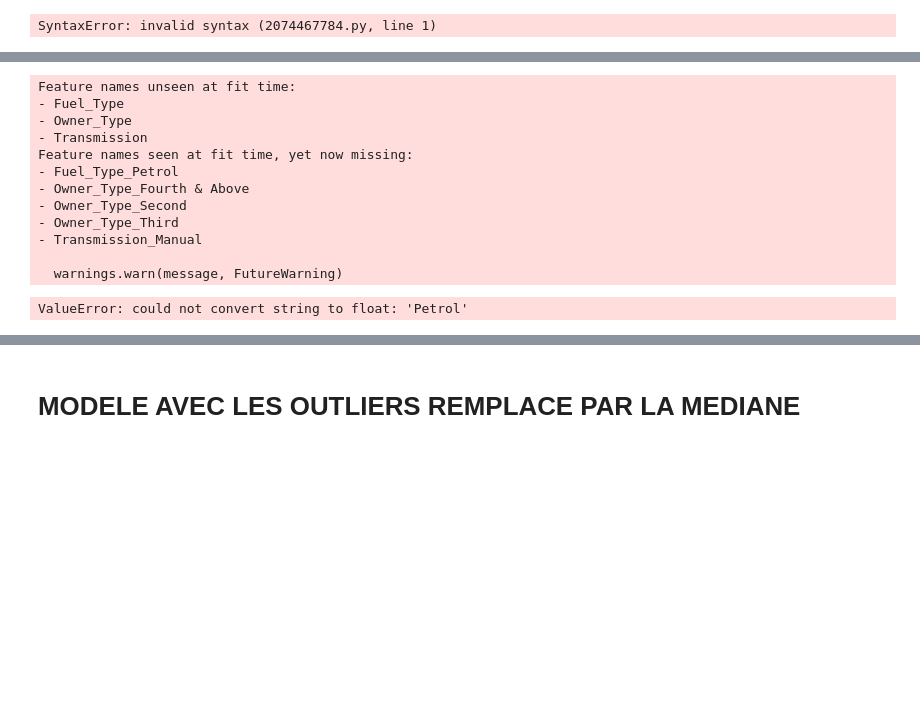
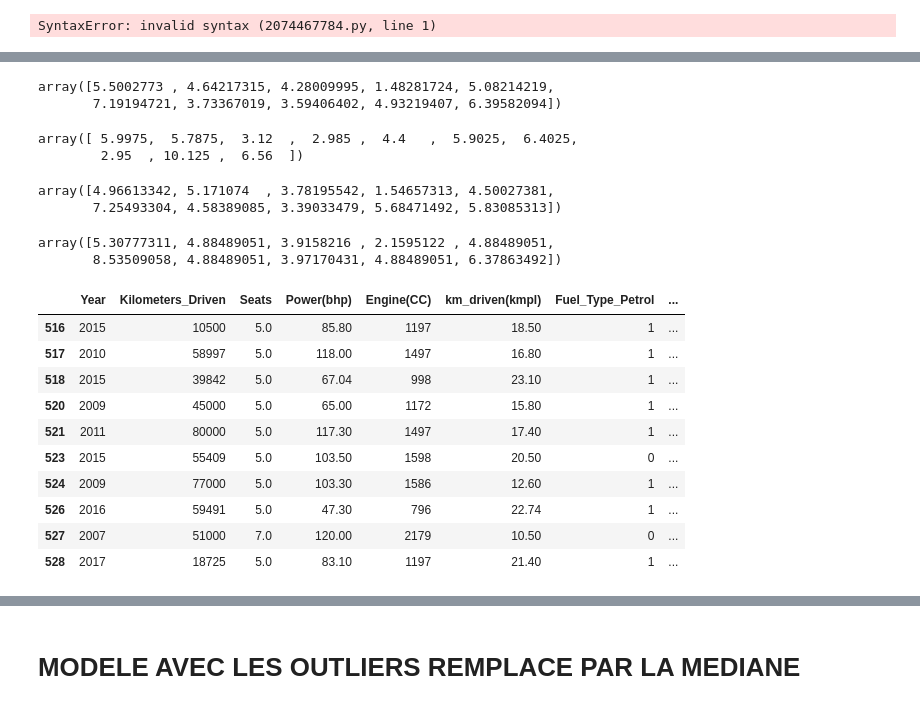
Before and after one commit to hajarison/Data_Analytics_Portfolio, a Jupyter notebook: DATA_PROJECT/002_Car_Price_Pred/Car_Pred_Project_INSI.ipynb, the cells around one changed output, grey strips where cells are left out. Saved outputs shown, nothing was run; the diff lists cells and outputs as text; code cells hidden in the pictures; blank space fills up the shorter version.

```diff
--- a/DATA_PROJECT/002_Car_Price_Pred/Car_Pred_Project_INSI.ipynb
+++ b/DATA_PROJECT/002_Car_Price_Pred/Car_Pred_Project_INSI.ipynb
@@ -1252,23 +1263,18 @@ test
 # %%
-test= lasso_model.predict(df_test.iloc[500:510])
-test
+test_lasso_model= lasso_model.predict(df_test.iloc[500:510])
+test_lasso_model
+# %% [output]
+array([5.5002773 , 4.64217315, 4.28009995, 1.48281724, 5.08214219,
+       7.19194721, 3.73367019, 3.59406402, 4.93219407, 6.39582094])
 # %%
-test= knn_modele.predict(df_test.iloc[500:510])
-test
+test_knn_model= knn_modele.predict(df_test.iloc[500:510])
+test_knn_model
 # %% [output]
-Feature names unseen at fit time:
-- Fuel_Type
-- Owner_Type
-- Transmission
-Feature names seen at fit time, yet now missing:
-- Fuel_Type_Petrol
-- Owner_Type_Fourth & Above
-- Owner_Type_Second
-- Owner_Type_Third
-- Transmission_Manual
-
-  warnings.warn(message, FutureWarning)
+array([ 5.9975,  5.7875,  3.12  ,  2.985 ,  4.4   ,  5.9025,  6.4025,
+        2.95  , 10.125 ,  6.56  ])
-ValueError: could not convert string to float: 'Petrol'
 # %%
-test= linear_model.predict(df_test.iloc[500:510])
-test
+test_linear_model= linear_model.predict(df_test.iloc[500:510])
+test_linear_model
+# %% [output]
+array([4.96613342, 5.171074  , 3.78195542, 1.54657313, 4.50027381,
+       7.25493304, 4.58389085, 3.39033479, 5.68471492, 5.83085313])
@@ -1276,0 +1281,20 @@ np.array(df_test.iloc[0])
+# %%
+test_ada_model=ada_model.predict(df_test.iloc[500:510])
+test_ada_model
+# %% [output]
+array([5.30777311, 4.88489051, 3.9158216 , 2.1595122 , 4.88489051,
+       8.53509058, 4.88489051, 3.97170431, 4.88489051, 6.37863492])
+# %%
+df_test.iloc[500:510]
+# %% [output]
+|  | Year | Kilometers_Driven | Seats | Power(bhp) | Engine(CC) | km_driven(kmpl) | Fuel_Type_Petrol | ... |
+| 516 | 2015 | 10500 | 5.0 | 85.80 | 1197 | 18.50 | 1 | ... |
+| 517 | 2010 | 58997 | 5.0 | 118.00 | 1497 | 16.80 | 1 | ... |
+| 518 | 2015 | 39842 | 5.0 | 67.04 | 998 | 23.10 | 1 | ... |
+| 520 | 2009 | 45000 | 5.0 | 65.00 | 1172 | 15.80 | 1 | ... |
+| 521 | 2011 | 80000 | 5.0 | 117.30 | 1497 | 17.40 | 1 | ... |
+| 523 | 2015 | 55409 | 5.0 | 103.50 | 1598 | 20.50 | 0 | ... |
+| 524 | 2009 | 77000 | 5.0 | 103.30 | 1586 | 12.60 | 1 | ... |
+| 526 | 2016 | 59491 | 5.0 | 47.30 | 796 | 22.74 | 1 | ... |
+| 527 | 2007 | 51000 | 7.0 | 120.00 | 2179 | 10.50 | 0 | ... |
+| 528 | 2017 | 18725 | 5.0 | 83.10 | 1197 | 21.40 | 1 | ... |
```
Also changed, not shown: parts of 23 cells of this notebook.
